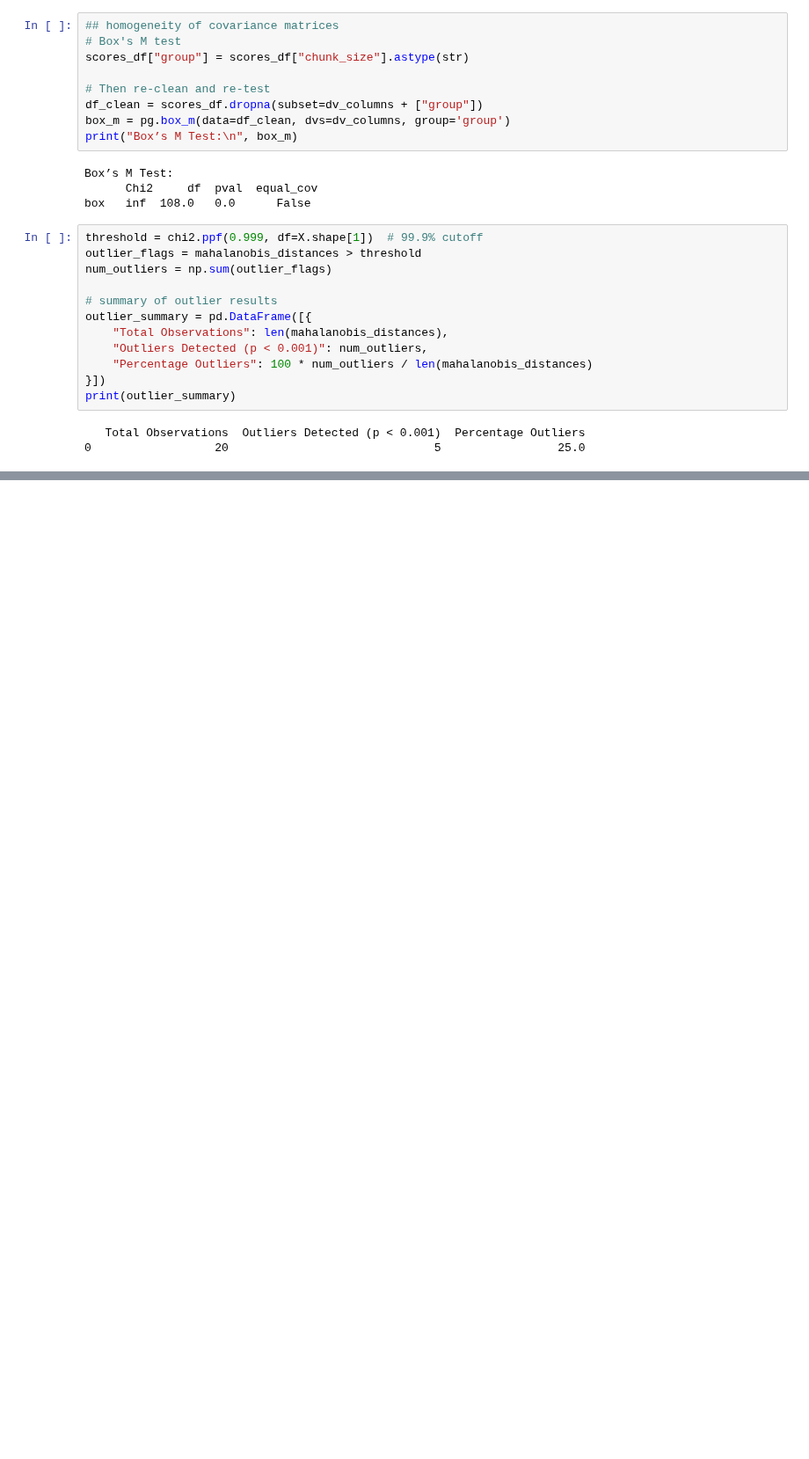
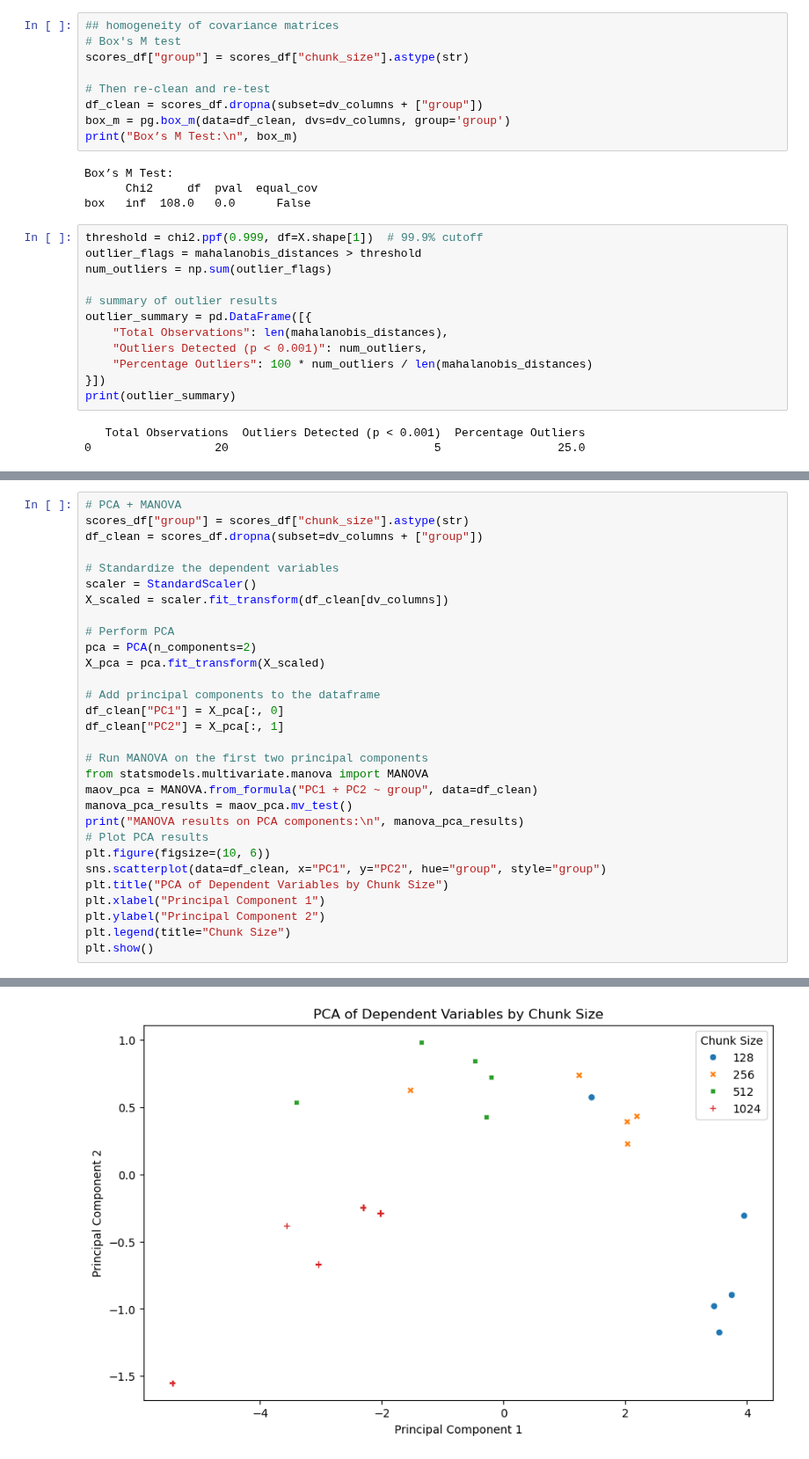
Before and after one commit to jeffreywallphd/LMForge, a Jupyter notebook: Sandbox/Cletus/LLama_Model_Testing_Manova copy.ipynb, the cells around one changed output, grey strips where cells are left out. Shown at 88% size. Cells and saved outputs as stored; diff of their text form; blank space fills up the shorter version.

Commit message:
pca+manova and permanova

```diff
--- a/Sandbox/Cletus/LLama_Model_Testing_Manova copy.ipynb
+++ b/Sandbox/Cletus/LLama_Model_Testing_Manova copy.ipynb
@@ -705,0 +757,31 @@ Residual   0.017735  16.0         NaN           NaN
+# %%
+# PCA + MANOVA
+scores_df["group"] = scores_df["chunk_size"].astype(str)
+df_clean = scores_df.dropna(subset=dv_columns + ["group"])
+
+# Standardize the dependent variables
+scaler = StandardScaler()
+X_scaled = scaler.fit_transform(df_clean[dv_columns])
+
+# Perform PCA
+pca = PCA(n_components=2)
+X_pca = pca.fit_transform(X_scaled)
+
+# Add principal components to the dataframe
+df_clean["PC1"] = X_pca[:, 0]
+df_clean["PC2"] = X_pca[:, 1]
+
+# Run MANOVA on the first two principal components
+from statsmodels.multivariate.manova import MANOVA
+maov_pca = MANOVA.from_formula("PC1 + PC2 ~ group", data=df_clean)
+manova_pca_results = maov_pca.mv_test()
+print("MANOVA results on PCA components:\n", manova_pca_results)
+# Plot PCA results
+plt.figure(figsize=(10, 6))
+sns.scatterplot(data=df_clean, x="PC1", y="PC2", hue="group", style="group")
+plt.title("PCA of Dependent Variables by Chunk Size")
+plt.xlabel("Principal Component 1")
+plt.ylabel("Principal Component 2")
+plt.legend(title="Chunk Size")
+plt.show()
+# %% [output]
@@ -705,0 +805 @@ Residual   0.017735  16.0         NaN           NaN
+[figure, added]
```
Also changed, not shown: parts of 10 cells of this notebook, 1 other file.
